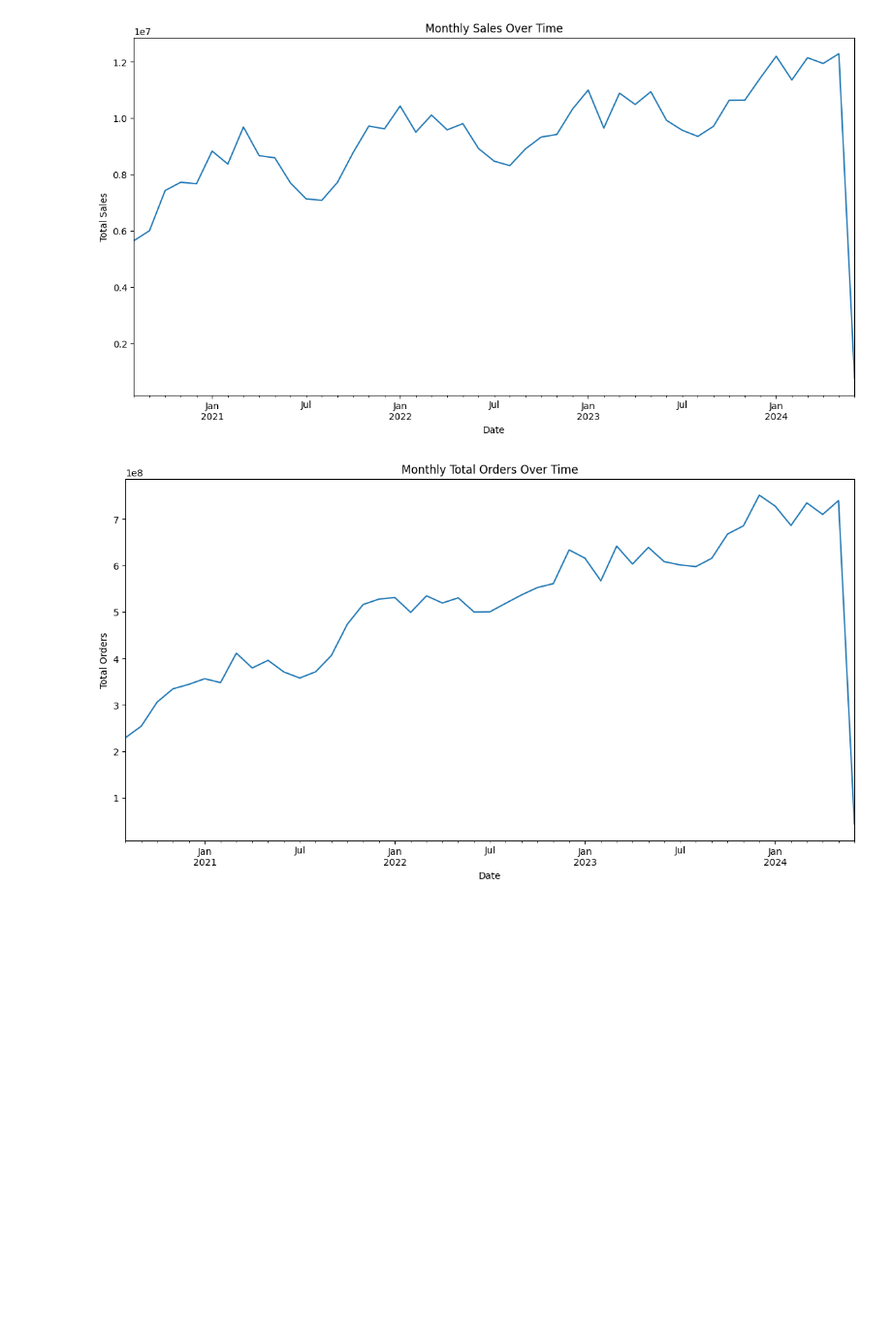
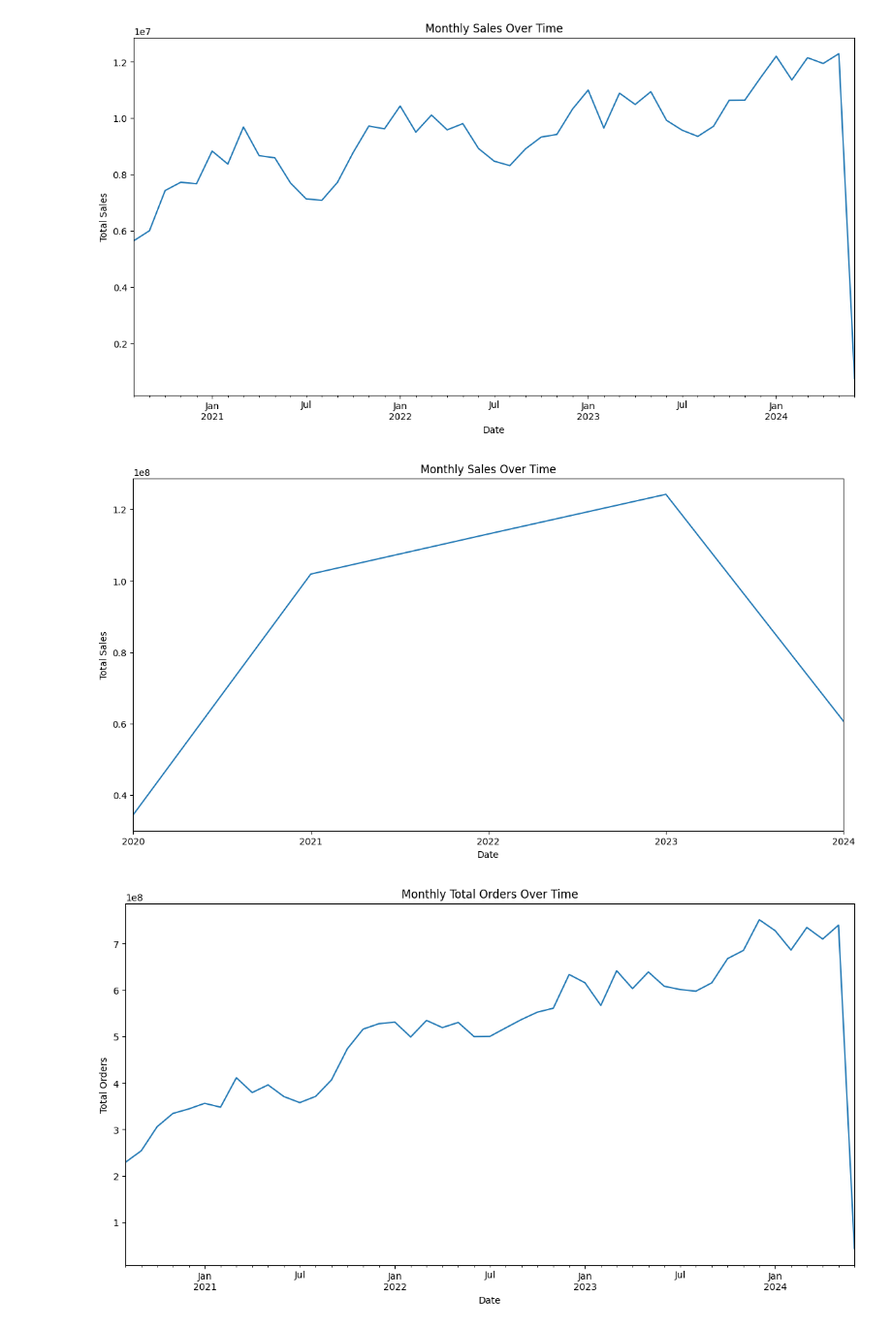
Before and after one commit to Vincent-devSG/rholikhackaton, a Jupyter notebook: notebooks/eda-chomage.ipynb, the cells around one changed output. Shown at 97% size. Cells and saved outputs as stored; diff of their text form; code cells hidden in the pictures; blank space fills up the shorter version.

```diff
--- a/notebooks/eda-chomage.ipynb
+++ b/notebooks/eda-chomage.ipynb
@@ -269,6 +299,18 @@ plt.ylabel('Total Sales')
 plt.show()
 # %% [output]
 [figure]
+# %%
+# Plot sales over time (aggregate by month)
+monthly_sales = sales_train['sales'].resample('Y').sum()
+# .resample('M') groups the data by month
+plt.figure(figsize=(14, 7))
+monthly_sales.plot()
+plt.title('Monthly Sales Over Time')
+plt.xlabel('Date')
+plt.ylabel('Total Sales')
+plt.show()
+# %% [output]
+[figure, added]
 # %%
 #Total Orders over Time
 # Plot total orders over time (aggregate by month)
```
Also changed, not shown: parts of 13 cells of this notebook, 2 other files.
